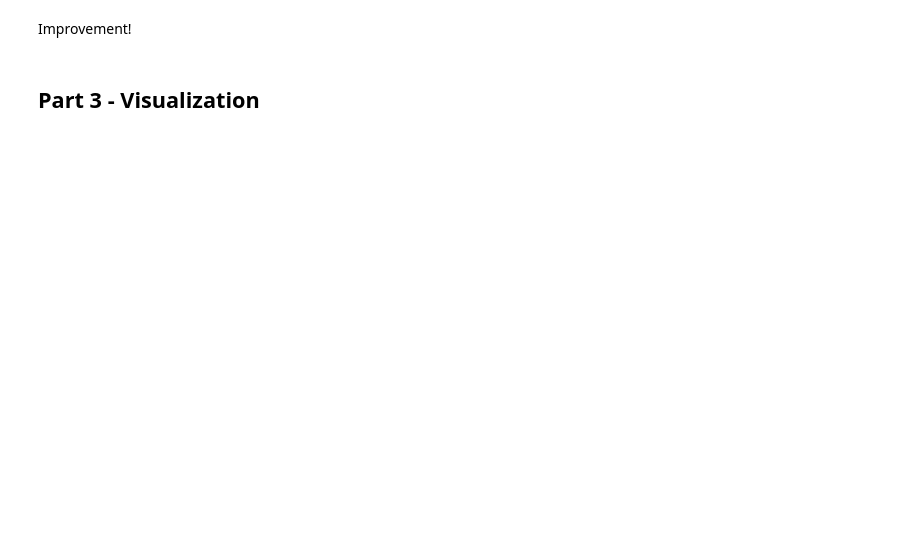
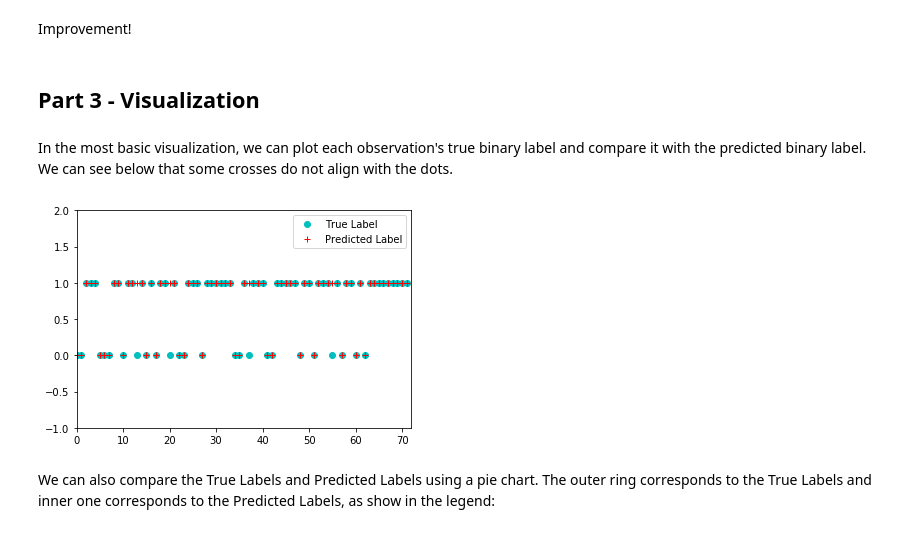
Before and after one commit to krohak/ML_Basics, a Jupyter notebook: knn-from-scratch.ipynb, the cells around one changed output. Drawn from its saved outputs; the diff is of its cells as text; code cells hidden in the pictures; blank space fills up the shorter version.

```diff
--- a/knn-from-scratch.ipynb
+++ b/knn-from-scratch.ipynb
@@ -80,6 +94,6 @@ We can use `train_test_split()` from `sklearn.cross_validation` to split the tes
 # %%
 # `test_size` is the fraction of the data used for testing.
 # Note that instead of passing the entire dataframe, we pass just the values for convenience
-X_train, X_test, y_train, y_test = train_test_split(wisc_normalized.values, labels.values, test_size = 0.175, random_state = 0)
+X_train, X_test, y_train, y_test = train_test_split(wisc_normalized.values, labels.values, test_size = 0.125, random_state = 0)
 # %%
 X_train.shape, X_test.shape, y_train.shape, y_test.shape
@@ -155,7 +171,7 @@ class MyKNeighborsClassifier(object):
 # %% [markdown]
 Testing its accuracy:
 # %%
-neigh = MyKNeighborsClassifier(k=21)
+neigh = MyKNeighborsClassifier(k=25)
 # %%
 neigh.fit(X_train,y_train)
 # %%
@@ -176,6 +194,15 @@ class MyKNeighborsClassifier(object):
     def __init__(self,k=5,weights='uniform'):
         self.k=k
         self.weights=weights
+
+    def get_params(self, deep=True):
+        return {'k':self.k}
+
+    def set_params(self, **parameters):
+        for parameter, value in parameters.items():
+            print(parameter,value)
+            setattr(self, parameter, value)
+        return self
 
     def fit(self, X_train, y_train):
         self.X_train = X_train
@@ -198,7 +225,11 @@ class MyKNeighborsClassifier(object):
                 k_dist.append(1/distances[i][j][0])
 
             # sum of k labels weighted acording to the inverse of their distances / sum of k inverse distances
-            sum_k = sum(top_k)/sum(k_dist)
+            sum_k = np.zeros(1)
+            try:
+                sum_k = sum(top_k)/sum(k_dist)
+            except:
+                pass
 
             # round off to classify between 0 to 1 and convert back to M or B
             y_pred.append(keys[sum_k.round()])
@@ -263,7 +294,7 @@ class MyKNeighborsClassifier(object):
 # %% [markdown]
 Testing its accuracy:
 # %%
-neigh = MyKNeighborsClassifier(k=21,weights='distance')
+neigh = MyKNeighborsClassifier(k=25,weights='distance')
 neigh.fit(X_train,y_train)
 y_pred = neigh.predict(X_test)
 print(accuracy_score(y_pred , y_test)*100)
@@ -271,8 +304,13 @@ print(accuracy_score(y_pred , y_test)*100)
 Improvement!
 # %% [markdown]
 ## Part 3 - Visualization
+# %% [markdown]
+In the most basic visualization, we can plot each observation's true binary label and compare it with the predicted binary label. We can see below that some crosses do not align with the dots.
 # %%
 plt.plot([i for i in range(X_test.shape[0])], [keys[x] for x in y_test], "co")
 plt.plot([i for i in range(X_test.shape[0])], [keys[x] for x in y_pred] ,"r+")
-plt.axis([0,100,-1,+2])
+plt.axis([0,X_test.shape[0],-1,+2])
+plt.legend(labels=['True Label','Predicted Label'])
 plt.show()
+# %% [output]
+[figure, added]
@@ -299,3 +317,5 @@ plt.show()
+# %% [markdown]
+We can also compare the True Labels and Predicted Labels using a pie chart. The outer ring corresponds to the True Labels and inner one corresponds to the Predicted Labels, as show in the legend:
 # %%
 labels1 = 'True_M', 'True_B'
 counts1 = Counter(y_test)
```
Also changed, not shown: parts of 40 cells of this notebook.
